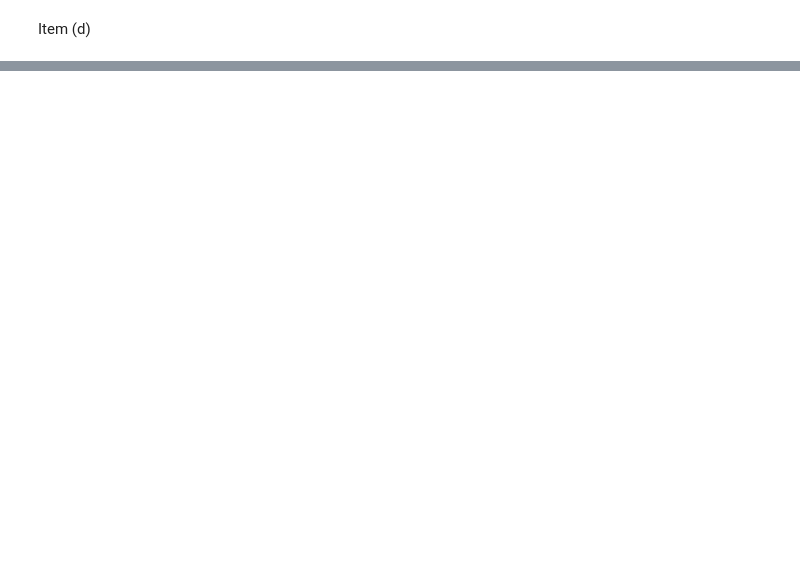
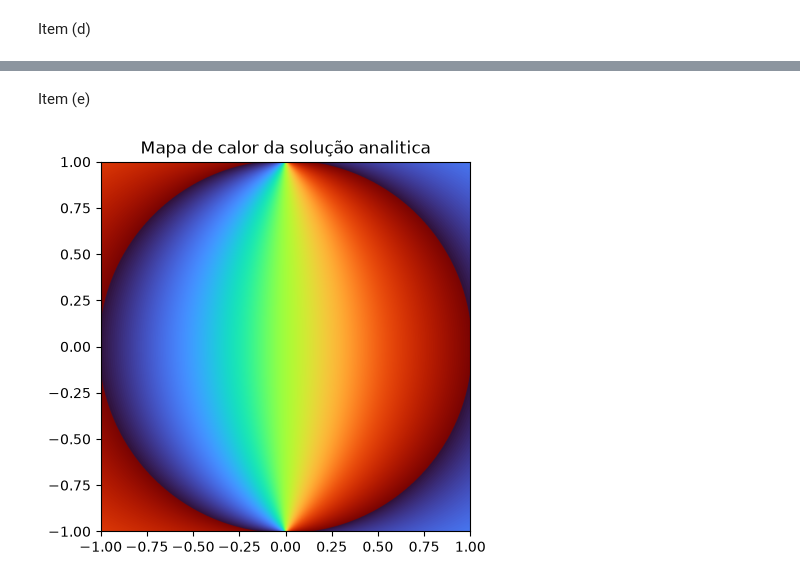
Before and after one commit to SilverPhone784/Trabalho-de-Programacao-Estatistica, a Jupyter notebook: Questao_2.ipynb, the cells around one changed output, grey strips where cells are left out. Cells and saved outputs as stored; diff of their text form; code cells hidden in the pictures; blank space fills up the shorter version.

```diff
--- a/Questao_2.ipynb
+++ b/Questao_2.ipynb
@@ -119,0 +142,24 @@ plt.show()
+# %% [markdown]
+Item (e)
+# %%
+x = np.linspace(-0.99, 0.99, 1_000)
+y = np.linspace(-0.99, 0.99, 1_000)
+
+X, Y = np.meshgrid(x,y) # Transforma o valores em matrizes de mesma dimensão, o imshow trabalha com matrizes. nesse formato X é indexado por X[i, j] igual uma matriz
+
+# Coordenadas Polares:
+# r² = x² + y²
+# x = r cos(o)
+
+Z = 1/2 + 1/np.pi * np.arctan((2*X/(1 - (X**2 + Y**2)))) # FALTA ARRUMAR PARA FILTRAR X² + Y² <= 1 !!!
+
+plt.imshow(
+    Z,
+    cmap="turbo", # Paleta de cor
+    origin="lower",
+    extent=[-1, 1, -1, 1]
+)
+plt.title("Mapa de calor da solução analitica")
+plt.show()
+# %% [output]
+[figure, added]
```
Also changed, not shown: parts of 5 cells of this notebook.
